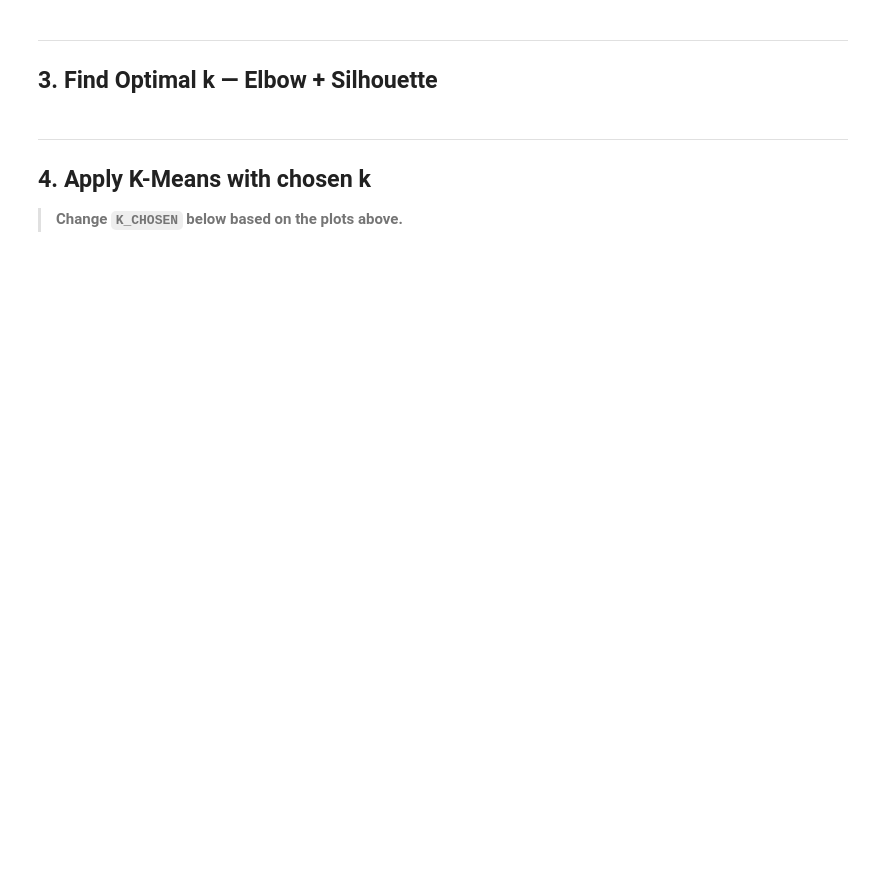
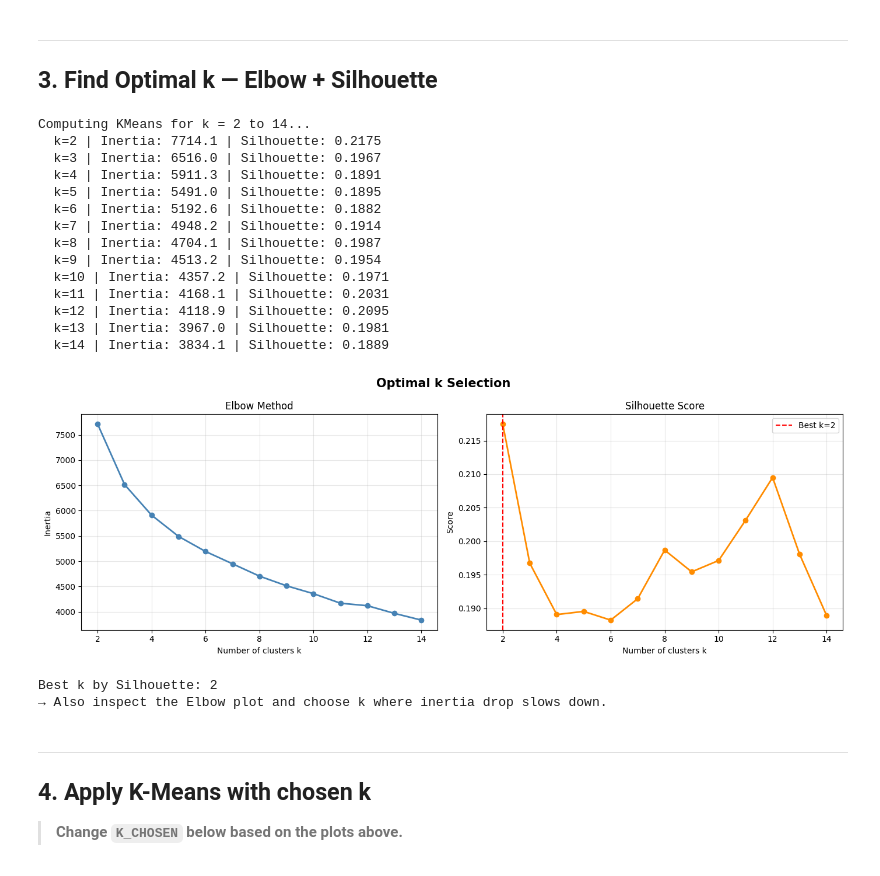
Before and after one commit to SimoneCerrone/FINTECH, a Jupyter notebook: SegmentingClients_Complete.ipynb, the cells around one changed output. Drawn from its saved outputs; the diff is of its cells as text; code cells hidden in the pictures; blank space fills up the shorter version.

```diff
--- a/SegmentingClients_Complete.ipynb
+++ b/SegmentingClients_Complete.ipynb
@@ -126,0 +159,13 @@ display(df_scaled.head())
+# %%
+from sklearn.decomposition import PCA
+
+pca = PCA(n_components=0.90)  # mantieni 90% della varianza
+X_pca = pca.fit_transform(df_scaled)
+
+print(f'Dimensioni ridotte: {X_pca.shape[1]} componenti')
+print(f'Varianza spiegata per componente: {pca.explained_variance_ratio_.round(3)}')
+print(f'Varianza totale spiegata: {pca.explained_variance_ratio_.sum():.2%}')
+
+# Se vuoi vedere come DataFrame
+df_pca = pd.DataFrame(X_pca, columns=[f'PC{i+1}' for i in range(X_pca.shape[1])])
+print(df_pca.head())
@@ -130,40 +193,58 @@ display(df_scaled.head())
 # %%
 inertie = []
 silhouette_scores = []
-k_range = range(2, 11)
+k_range = range(2, 15)
 
-print('Computing KMeans for k = 2 to 10...')
+print('Computing KMeans for k = 2 to 14...')
 for k in k_range:
     kmeans = KMeans(n_clusters=k, n_init=10, random_state=42)
-    kmeans.fit(X)
+    kmeans.fit(X_pca)
     inertie.append(kmeans.inertia_)
-    silhouette_scores.append(silhouette_score(X, kmeans.labels_))
-    print(f'  k={k} | Inertia: {kmeans.inertia_:.1f} | Silhouette: {silhouette_score(X, kmeans.labels_):.4f}')
+    silhouette_scores.append(silhouette_score(X_pca, kmeans.labels_))
+    print(f'  k={k} | Inertia: {kmeans.inertia_:.1f} | Silhouette: {silhouette_score(X_pca, kmeans.labels_):.4f}')
 
 # Plot
 fig, (ax1, ax2) = plt.subplots(1, 2, figsize=(14, 5))
 fig.suptitle('Optimal k Selection', fontsize=15, fontweight='bold')
 
 ax1.plot(k_range, inertie, marker='o', color='steelblue', linewidth=2)
 ax1.set_title('Elbow Method')
 ax1.set_xlabel('Number of clusters k')
 ax1.set_ylabel('Inertia')
 ax1.grid(True, alpha=0.3)
 
 best_k_sil = k_range[silhouette_scores.index(max(silhouette_scores))]
 ax2.plot(k_range, silhouette_scores, marker='o', color='darkorange', linewidth=2)
 ax2.axvline(x=best_k_sil, color='red', linestyle='--', label=f'Best k={best_k_sil}')
 ax2.set_title('Silhouette Score')
 ax2.set_xlabel('Number of clusters k')
 ax2.set_ylabel('Score')
 ax2.legend()
 ax2.grid(True, alpha=0.3)
 
 plt.tight_layout()
 plt.show()
 
 print(f'\nBest k by Silhouette: {best_k_sil}')
 print('→ Also inspect the Elbow plot and choose k where inertia drop slows down.')
+# %% [output]
+Computing KMeans for k = 2 to 14...
+  k=2 | Inertia: 7714.1 | Silhouette: 0.2175
+  k=3 | Inertia: 6516.0 | Silhouette: 0.1967
+  k=4 | Inertia: 5911.3 | Silhouette: 0.1891
+  k=5 | Inertia: 5491.0 | Silhouette: 0.1895
+  k=6 | Inertia: 5192.6 | Silhouette: 0.1882
+  k=7 | Inertia: 4948.2 | Silhouette: 0.1914
+  k=8 | Inertia: 4704.1 | Silhouette: 0.1987
+  k=9 | Inertia: 4513.2 | Silhouette: 0.1954
+  k=10 | Inertia: 4357.2 | Silhouette: 0.1971
+  k=11 | Inertia: 4168.1 | Silhouette: 0.2031
+  k=12 | Inertia: 4118.9 | Silhouette: 0.2095
+  k=13 | Inertia: 3967.0 | Silhouette: 0.1981
+  k=14 | Inertia: 3834.1 | Silhouette: 0.1889
+[figure, added]
+Best k by Silhouette: 2
+→ Also inspect the Elbow plot and choose k where inertia drop slows down.
 # %% [markdown]
 ---
 ## 4. Apply K-Means with chosen k
```
Also changed, not shown: parts of 12 cells of this notebook.
